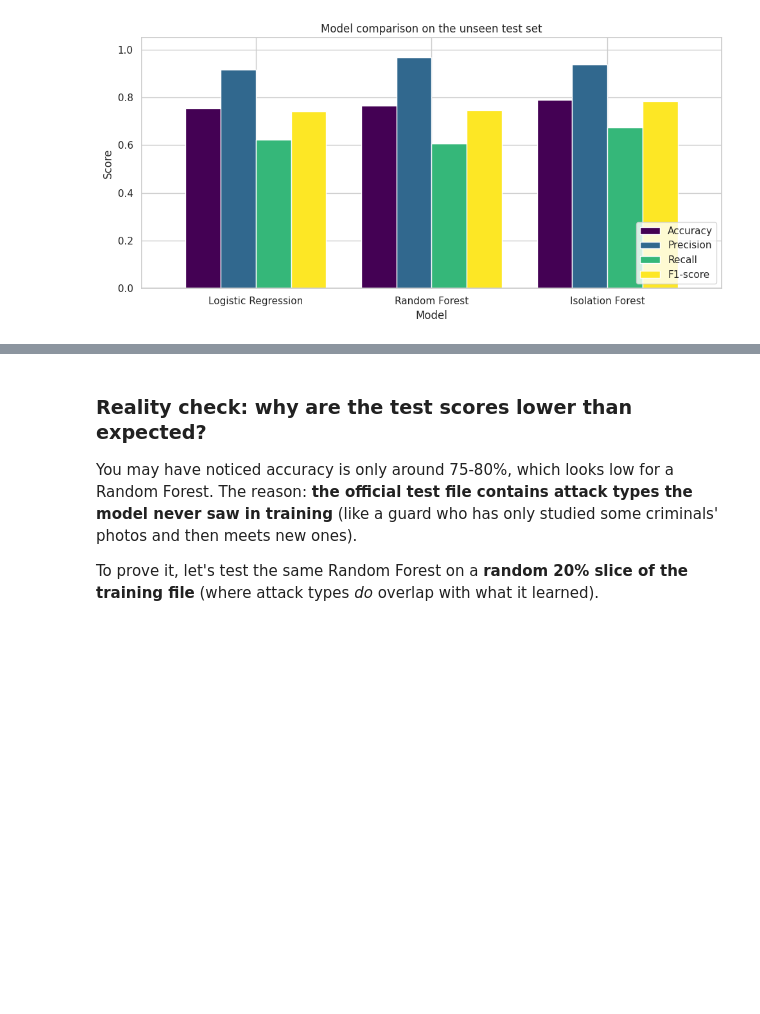
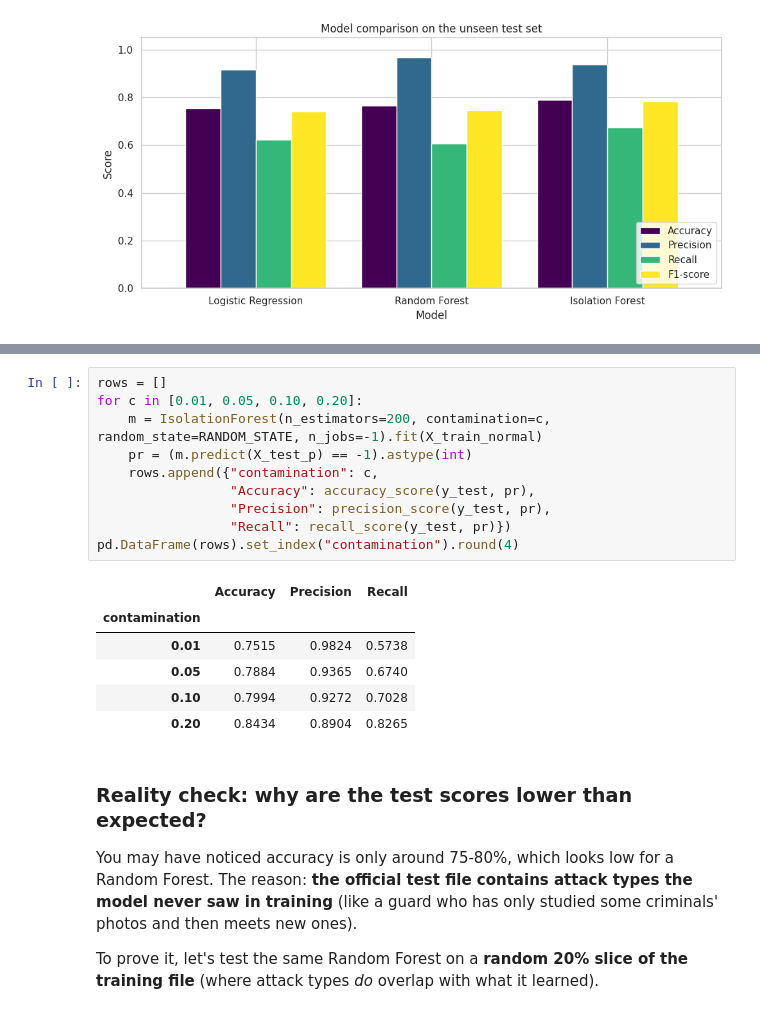
Before and after one commit to VedantMathur1079/ML-Network-Intrusion-Detector, a Jupyter notebook: Vedant_Mathur_ML_Network_Intrusion_Detector.ipynb, the cells around one changed output, grey strips where cells are left out. Saved outputs shown, nothing was run; the diff lists cells and outputs as text; blank space fills up the shorter version.

```diff
--- a/Vedant_Mathur_ML_Network_Intrusion_Detector.ipynb
+++ b/Vedant_Mathur_ML_Network_Intrusion_Detector.ipynb
@@ -254,3 +277,20 @@ plt.show()
+# %%
+rows = []
+for c in [0.01, 0.05, 0.10, 0.20]:
+    m = IsolationForest(n_estimators=200, contamination=c, random_state=RANDOM_STATE, n_jobs=-1).fit(X_train_normal)
+    pr = (m.predict(X_test_p) == -1).astype(int)
+    rows.append({"contamination": c,
+                 "Accuracy": accuracy_score(y_test, pr),
+                 "Precision": precision_score(y_test, pr),
+                 "Recall": recall_score(y_test, pr)})
+pd.DataFrame(rows).set_index("contamination").round(4)
+# %% [output]
+|  | Accuracy | Precision | Recall |
+| contamination |  |  |  |
+| 0.01 | 0.7515 | 0.9824 | 0.5738 |
+| 0.05 | 0.7884 | 0.9365 | 0.6740 |
+| 0.10 | 0.7994 | 0.9272 | 0.7028 |
+| 0.20 | 0.8434 | 0.8904 | 0.8265 |
 # %% [markdown]
 ### Reality check: why are the test scores lower than expected?
 You may have noticed accuracy is only around 75-80%, which looks low for a Random Forest.
```
Also changed, not shown: parts of 8 cells of this notebook, 2 other files.
